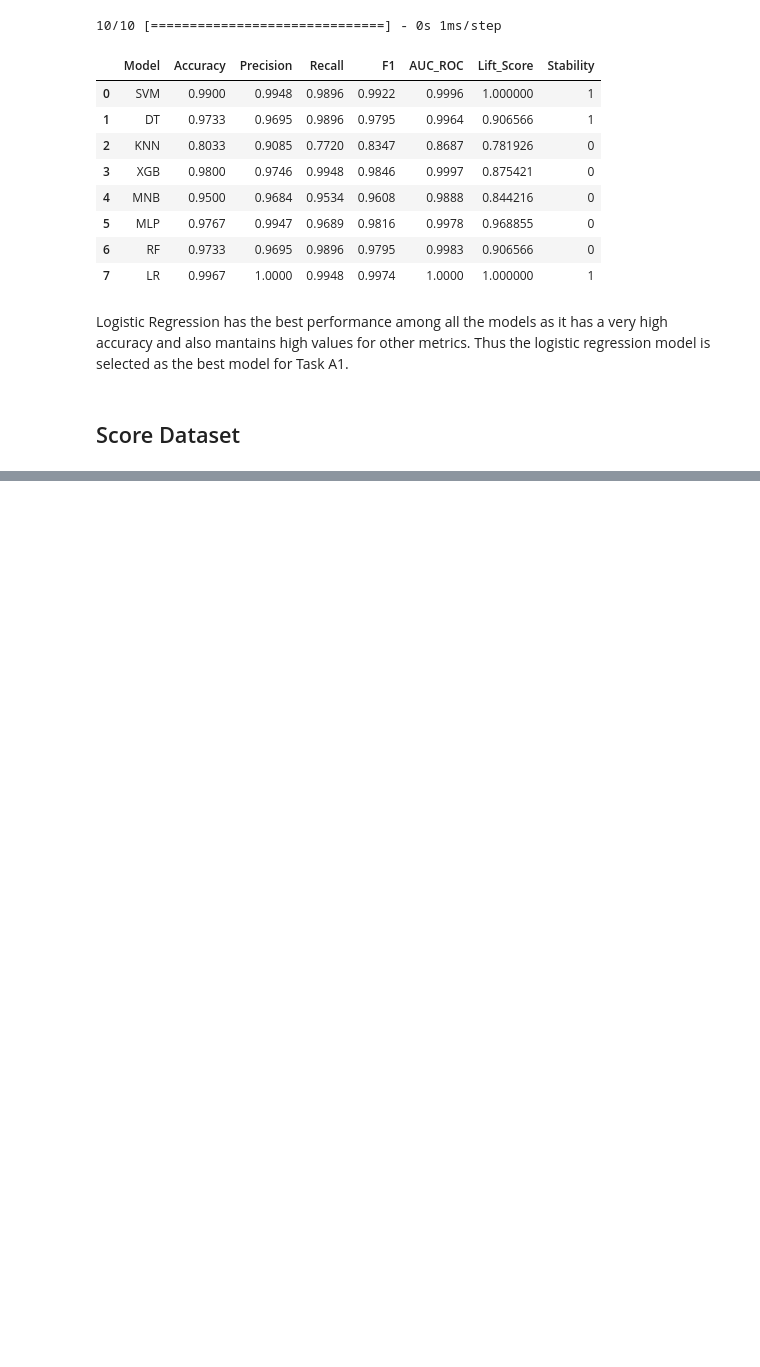
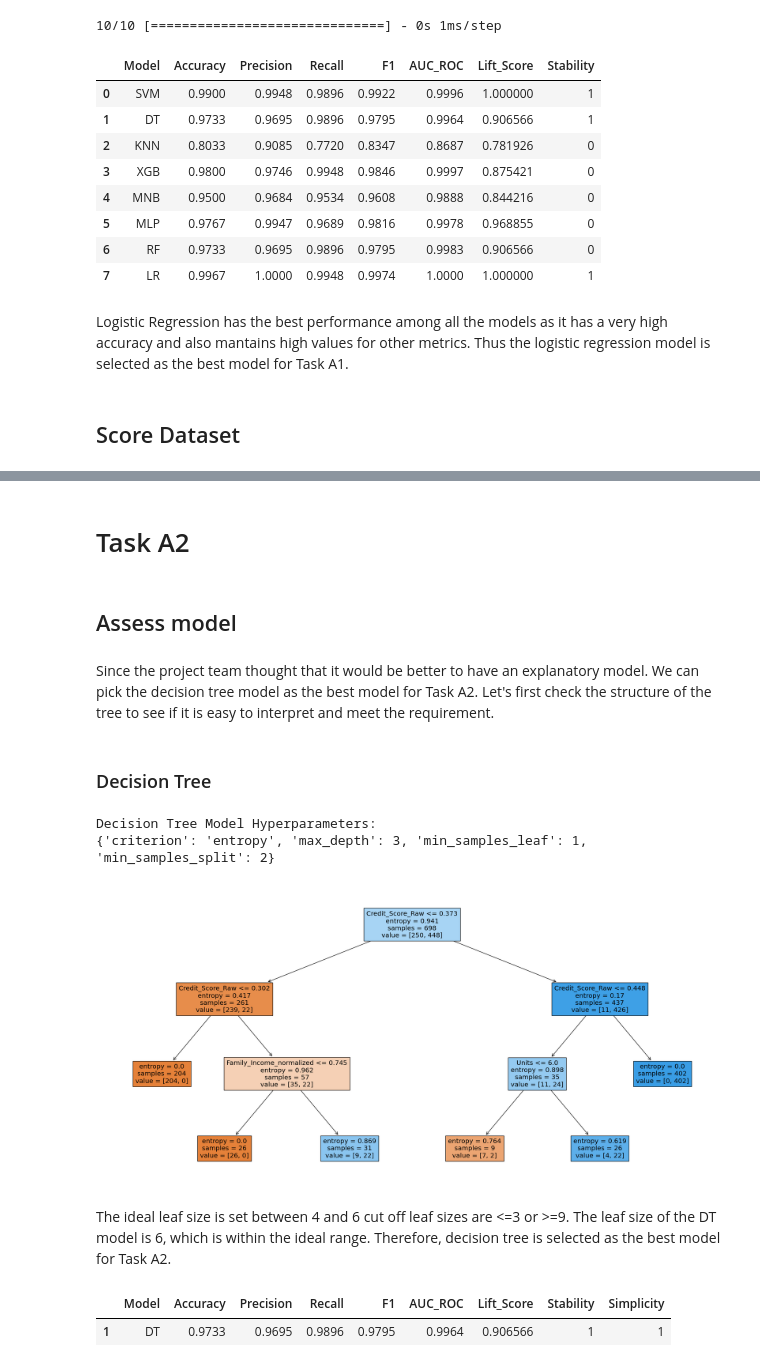
Before and after one commit to MSWinds/dm-group1-project, a Jupyter notebook: Final_Project.ipynb, the cells around one changed output, grey strips where cells are left out. Drawn from its saved outputs; the diff is of its cells as text; code cells hidden in the pictures; blank space fills up the shorter version.

Commit message:
update score dataset

```diff
--- a/Final_Project.ipynb
+++ b/Final_Project.ipynb
@@ -1914,0 +2021,38 @@ Thus the logistic regression model is selected as the best model for Task A1.
+# %% [markdown]
+# Task A2
+# %% [markdown]
+## Assess model
+# %% [markdown]
+Since the project team thought that it would be better to have an explanatory model. We can pick the decision tree model as the best model for Task A2.
+Let's first check the structure of the tree to see if it is easy to interpret and meet the requirement.
+# %% [markdown]
+### Decision Tree
+# %%
+
+# Display the hyperparameters used in the decision tree model
+print("Decision Tree Model Hyperparameters:")
+print({'criterion': 'entropy', 'max_depth': 3, 'min_samples_leaf': 1, 'min_samples_split': 2})
+# %% [output]
+Decision Tree Model Hyperparameters:
+{'criterion': 'entropy', 'max_depth': 3, 'min_samples_leaf': 1, 'min_samples_split': 2}
+# %%
+# plot the decision tree
+fig = plt.figure(figsize=(25,12))
+_ = tree.plot_tree(dt_model, feature_names = list(X.columns.values), filled = True)
+# %% [output]
+[figure, added]
+# %% [markdown]
+The ideal leaf size is set between 4 and 6 cut off leaf sizes are <=3 or >=9.
+The leaf size of the DT model is 6, which is within the ideal range.
+Therefore, decision tree is selected as the best model for Task A2.
+# %%
+dt_df = metrics_df.loc[metrics_df['Model'] == 'DT',:]
+
+# add the simplicity score to the dt_df, which is 1
+with pd.option_context('mode.chained_assignment', None):
+    dt_df['Simplicity'] = [1]
+
+dt_df # performance metrics for the decision tree model
+# %% [output]
+|  | Model | Accuracy | Precision | Recall | F1 | AUC_ROC | Lift_Score | Stability | Simplicity |
+| 1 | DT | 0.9733 | 0.9695 | 0.9896 | 0.9795 | 0.9964 | 0.906566 | 1 | 1 |
```
Also changed, not shown: parts of 16 cells of this notebook.
